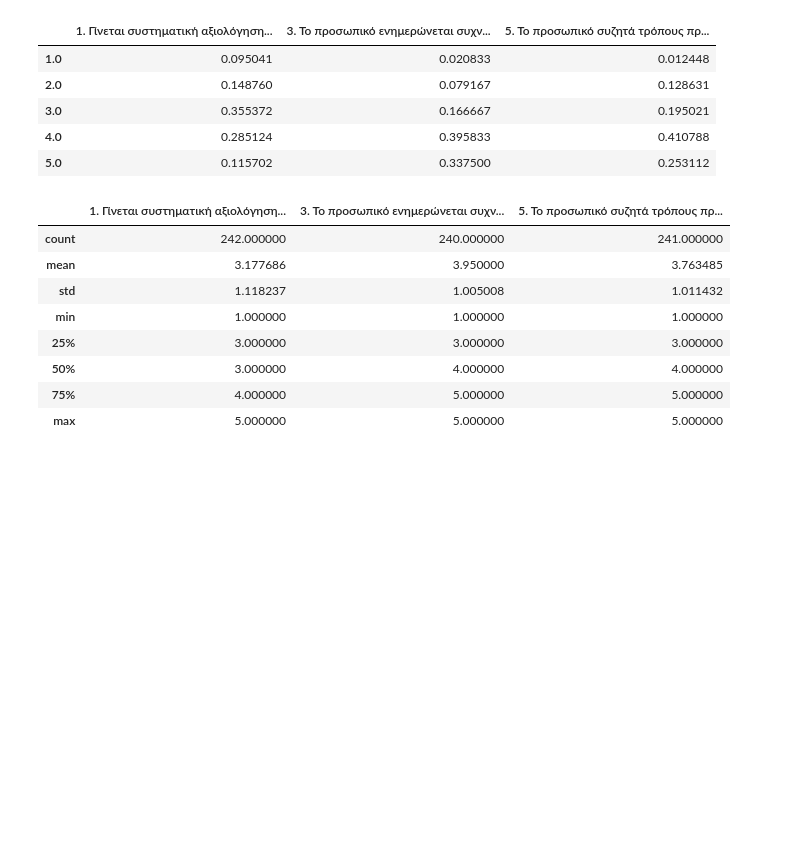
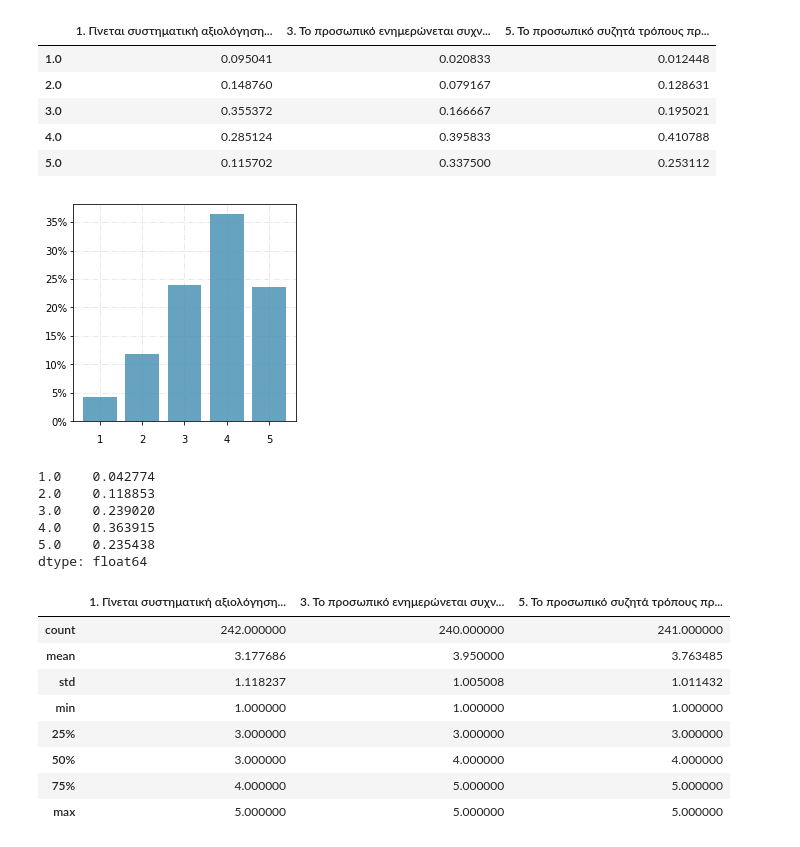
Before and after one commit to stathis99/Statistical-Analysis-for-Patient-Safety, a Jupyter notebook: Staff Analysis/Analysis/3. Correlation Analysis/Parameter2_Analysis.ipynb, the cells around one changed output. Saved outputs shown, nothing was run; the diff lists cells and outputs as text; code cells hidden in the pictures; blank space fills up the shorter version.

```diff
--- a/Staff Analysis/Analysis/3. Correlation Analysis/Parameter2_Analysis.ipynb
+++ b/Staff Analysis/Analysis/3. Correlation Analysis/Parameter2_Analysis.ipynb
@@ -35,6 +32,45 @@ relative_frequencies
 | 3.0 | 0.355372 | 0.166667 | 0.195021 |
 | 4.0 | 0.285124 | 0.395833 | 0.410788 |
 | 5.0 | 0.115702 | 0.337500 | 0.253112 |
+# %%
+relative_frequencies_sum = relative_frequencies.sum(axis=1)/3
+height = relative_frequencies_sum
+
+bars = ('1', '2', '3', '4', '5')
+
+
+# Figure Size
+fig, ax= plt.subplots(figsize =(4, 4))
+
+
+# Horizontal Bar Plot
+ax.bar(bars, height,color=(0.0, 0.4, 0.6, 0.6))
+# Add x, y gridlines
+ax.grid(b = True, color ='grey',
+        linestyle ='-.', linewidth = 0.9,
+        alpha = 0.2)
+
+    # Add padding between axes and labels
+ax.xaxis.set_tick_params(pad = 10)
+ax.yaxis.set_tick_params(pad = 2)
+
+vals = ax.get_yticks()
+ax.set_yticklabels(['{:,.0%}'.format(x) for x in vals])
+
+plt.savefig('distribution.png')
+
+plt.show()
+# %% [output]
+[figure, added]
+# %%
+height
+# %% [output]
+1.0    0.042774
+2.0    0.118853
+3.0    0.239020
+4.0    0.363915
+5.0    0.235438
+dtype: float64
 # %%
 parameter_2.describe()
 # %% [output]
```
Also changed, not shown: parts of 57 cells of this notebook, 11 other files.
